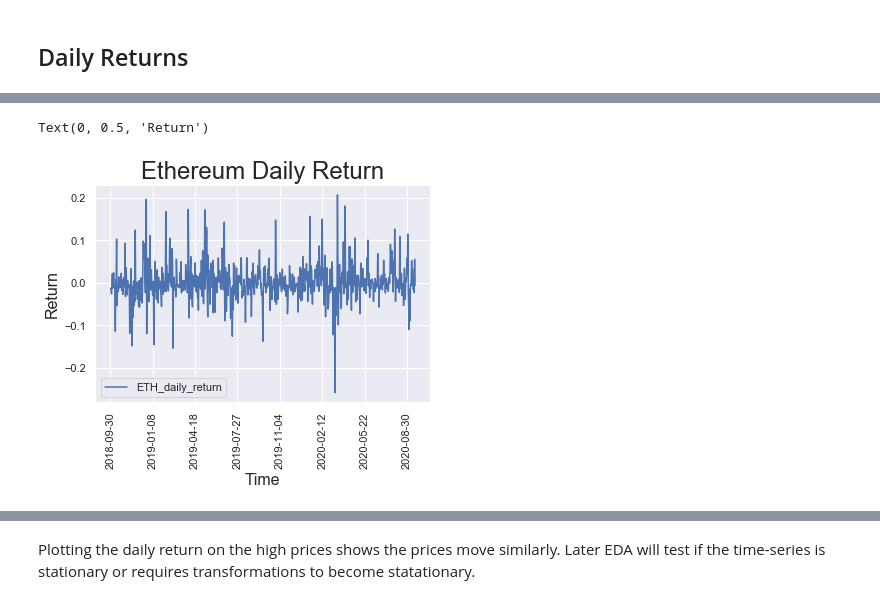
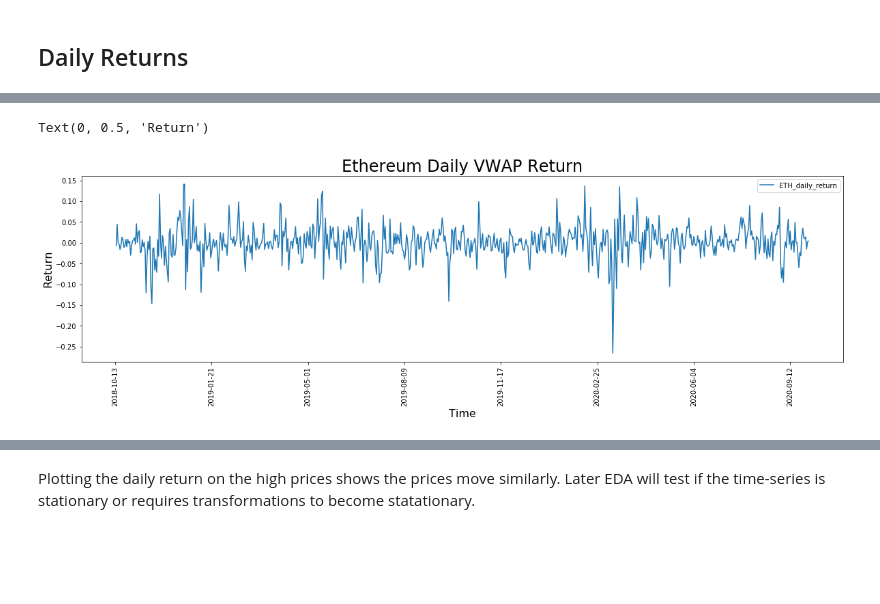
Before and after one commit to hank-butler/Third-Capstone, a Jupyter notebook: Third_Capstone_EDA.ipynb, the cells around one changed output, grey strips where cells are left out. Saved outputs shown, nothing was run; the diff lists cells and outputs as text; code cells hidden in the pictures; blank space fills up the shorter version.

```diff
--- a/Third_Capstone_EDA.ipynb
+++ b/Third_Capstone_EDA.ipynb
@@ -21,7 +21,5 @@ df.head()
 # %%
 df.set_index('dtime', inplace=True)
-# %%
-df = df.drop(columns = ['time'])
 # %%
 df.head()
 # %% [output]
@@ -76,5 +92,5 @@ Going to calculate the daily return based on the raw high price and the log_high
 import seaborn as sns
 sns.set()
 # %%
-df['BTC_daily_return'] = df['high_BTC'].pct_change()
+df['BTC_daily_return'] = df['vwap_BTC'].pct_change()
 # %%
@@ -89,12 +105,12 @@ Text(0, 0.5, 'Return')
 # %%
-df['ETH_daily_return'] = df['high_ETH'].pct_change()
+df['ETH_daily_return'] = df['vwap_ETH'].pct_change()
 # %%
-df.plot(y=['ETH_daily_return'])
-plt.title("Ethereum Daily Return", size=24)
+df.plot(y=['ETH_daily_return'], figsize = (20, 5))
+plt.title("Ethereum Daily VWAP Return", size=24)
 plt.xlabel("Time", size=16)
 plt.xticks(rotation=90)
 plt.ylabel("Return", size=16)
 # %% [output]
 Text(0, 0.5, 'Return')
-[figure, old version]
+[figure, new version]
 # %%
```
Also changed, not shown: parts of 60 cells of this notebook.
